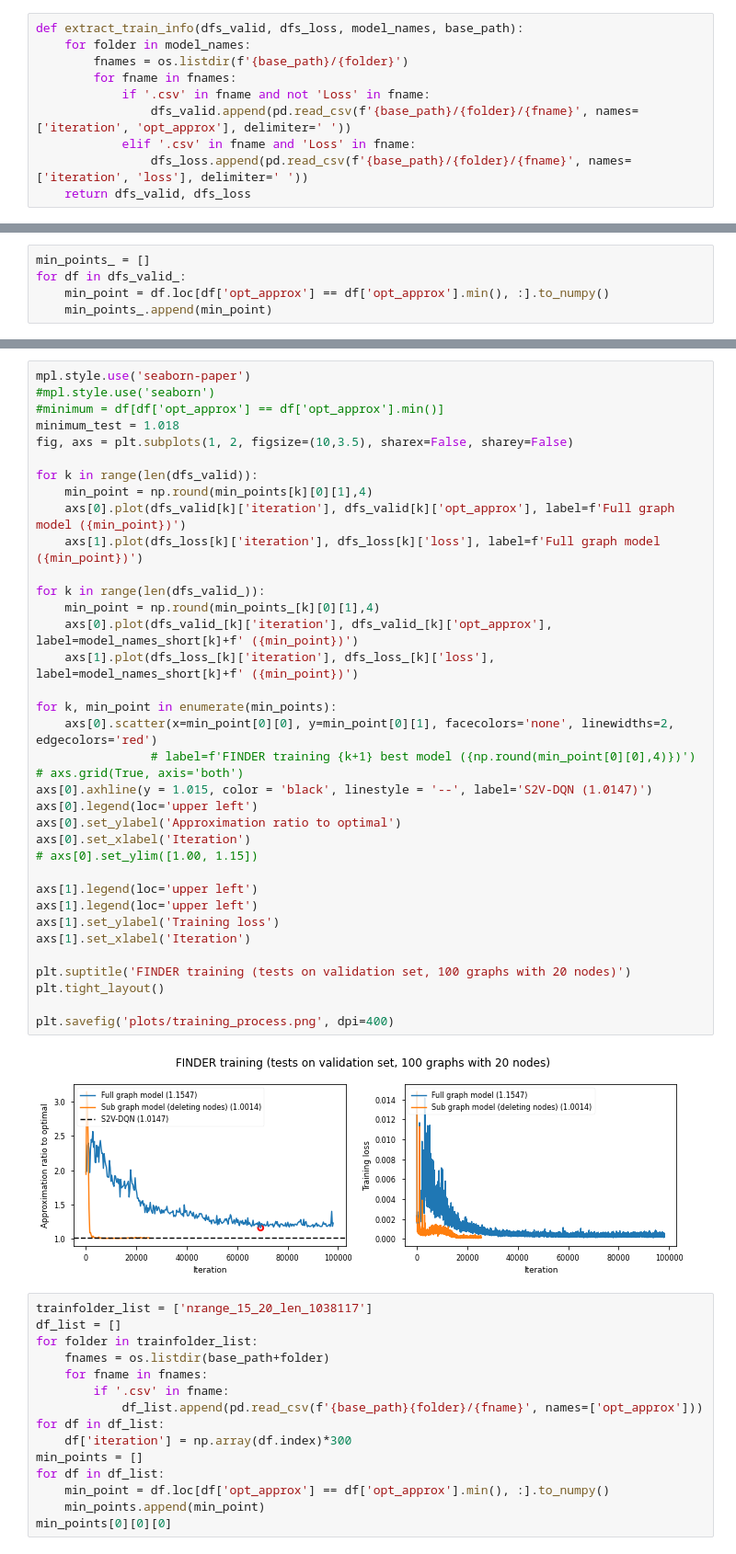
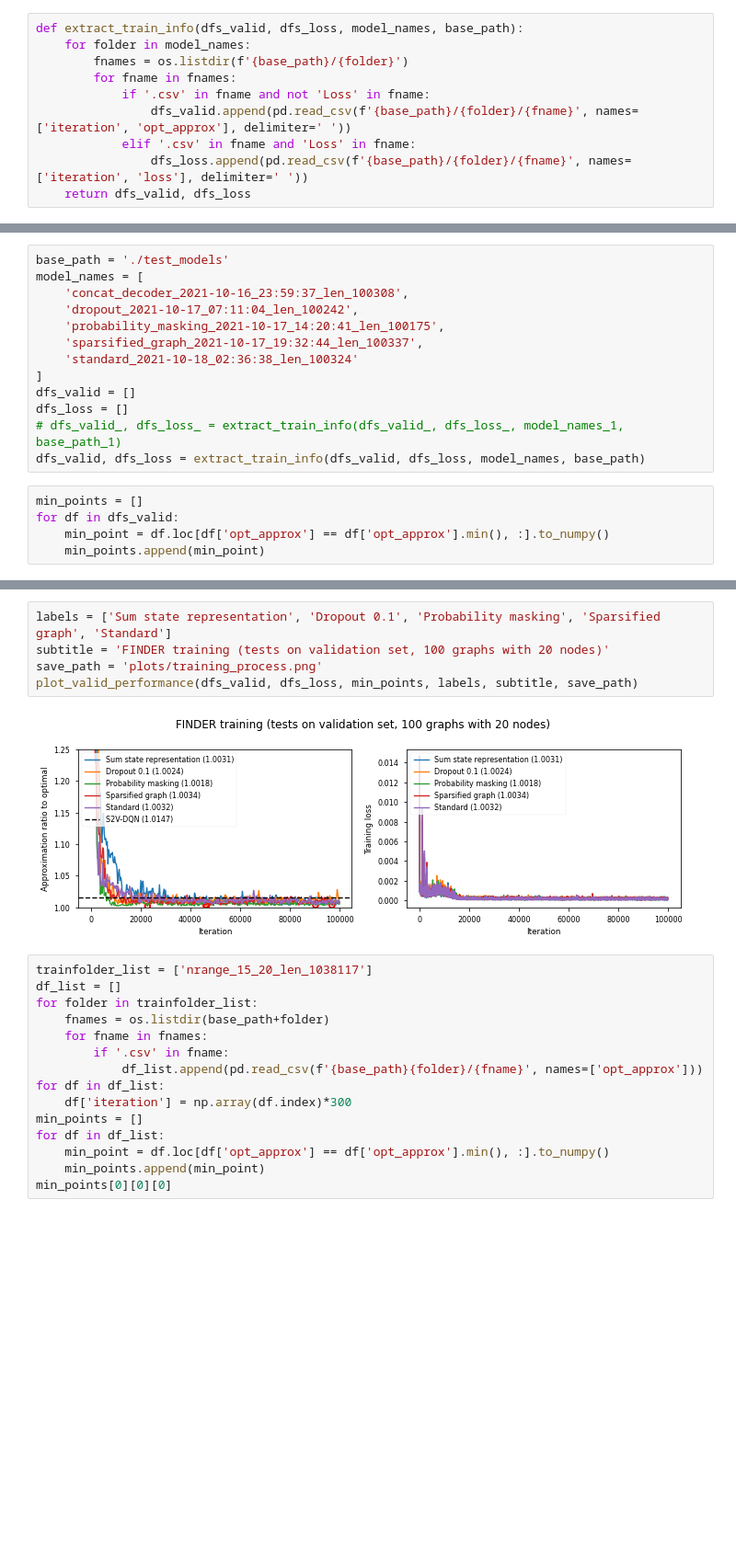
Before and after one commit to dschaub95/FINDER-TSP, a Jupyter notebook: FINDER_training_visualization.ipynb, the cells around one changed output, grey strips where cells are left out. Shown at 92% size. Saved outputs shown, nothing was run; the diff lists cells and outputs as text; blank space fills up the shorter version.

```diff
--- a/FINDER_training_visualization.ipynb
+++ b/FINDER_training_visualization.ipynb
@@ -93,5 +83,18 @@ dfs_valid_, dfs_loss_ = extract_train_info(dfs_valid_, dfs_loss_, model_names_2,
+# %%
+base_path = './test_models'
+model_names = [
+    'concat_decoder_2021-10-16_23:59:37_len_100308',
+    'dropout_2021-10-17_07:11:04_len_100242',
+    'probability_masking_2021-10-17_14:20:41_len_100175',
+    'sparsified_graph_2021-10-17_19:32:44_len_100337',
+    'standard_2021-10-18_02:36:38_len_100324'
+]
+dfs_valid = []
+dfs_loss = []
+# dfs_valid_, dfs_loss_ = extract_train_info(dfs_valid_, dfs_loss_, model_names_1, base_path_1)
+dfs_valid, dfs_loss = extract_train_info(dfs_valid, dfs_loss, model_names, base_path)
 # %%
-min_points_ = []
-for df in dfs_valid_:
+min_points = []
+for df in dfs_valid:
     min_point = df.loc[df['opt_approx'] == df['opt_approx'].min(), :].to_numpy()
-    min_points_.append(min_point)
+    min_points.append(min_point)
@@ -103,41 +101,10 @@ model_names_short = ['Sub graph model (deleting nodes)']
-# %%
-mpl.style.use('seaborn-paper')
-#mpl.style.use('seaborn')
-#minimum = df[df['opt_approx'] == df['opt_approx'].min()]
-minimum_test = 1.018
-fig, axs = plt.subplots(1, 2, figsize=(10,3.5), sharex=False, sharey=False)
-
-for k in range(len(dfs_valid)):
-    min_point = np.round(min_points[k][0][1],4)
-    axs[0].plot(dfs_valid[k]['iteration'], dfs_valid[k]['opt_approx'], label=f'Full graph model ({min_point})')
-    axs[1].plot(dfs_loss[k]['iteration'], dfs_loss[k]['loss'], label=f'Full graph model ({min_point})')
-
-for k in range(len(dfs_valid_)):
-    min_point = np.round(min_points_[k][0][1],4)
-    axs[0].plot(dfs_valid_[k]['iteration'], dfs_valid_[k]['opt_approx'], label=model_names_short[k]+f' ({min_point})')
-    axs[1].plot(dfs_loss_[k]['iteration'], dfs_loss_[k]['loss'], label=model_names_short[k]+f' ({min_point})')
-
-for k, min_point in enumerate(min_points):
-    axs[0].scatter(x=min_point[0][0], y=min_point[0][1], facecolors='none', linewidths=2, edgecolors='red')
-                # label=f'FINDER training {k+1} best model ({np.round(min_point[0][0],4)})')
-# axs.grid(True, axis='both')
-axs[0].axhline(y = 1.015, color = 'black', linestyle = '--', label='S2V-DQN (1.0147)')
-axs[0].legend(loc='upper left')
-axs[0].set_ylabel('Approximation ratio to optimal')
-axs[0].set_xlabel('Iteration')
-# axs[0].set_ylim([1.00, 1.15])
-
-axs[1].legend(loc='upper left')
-axs[1].legend(loc='upper left')
-axs[1].set_ylabel('Training loss')
-axs[1].set_xlabel('Iteration')
-
-plt.suptitle('FINDER training (tests on validation set, 100 graphs with 20 nodes)')
-plt.tight_layout()
-
-plt.savefig('plots/training_process.png', dpi=400)
-# %% [output]
-[figure, removed]
+# %%
+labels = ['Sum state representation', 'Dropout 0.1', 'Probability masking', 'Sparsified graph', 'Standard']
+subtitle = 'FINDER training (tests on validation set, 100 graphs with 20 nodes)'
+save_path = 'plots/training_process.png'
+plot_valid_performance(dfs_valid, dfs_loss, min_points, labels, subtitle, save_path)
+# %% [output]
+[figure, added]
 # %%
 trainfolder_list = ['nrange_15_20_len_1038117']
 df_list = []
```
Also changed, not shown: parts of 9 cells of this notebook.
